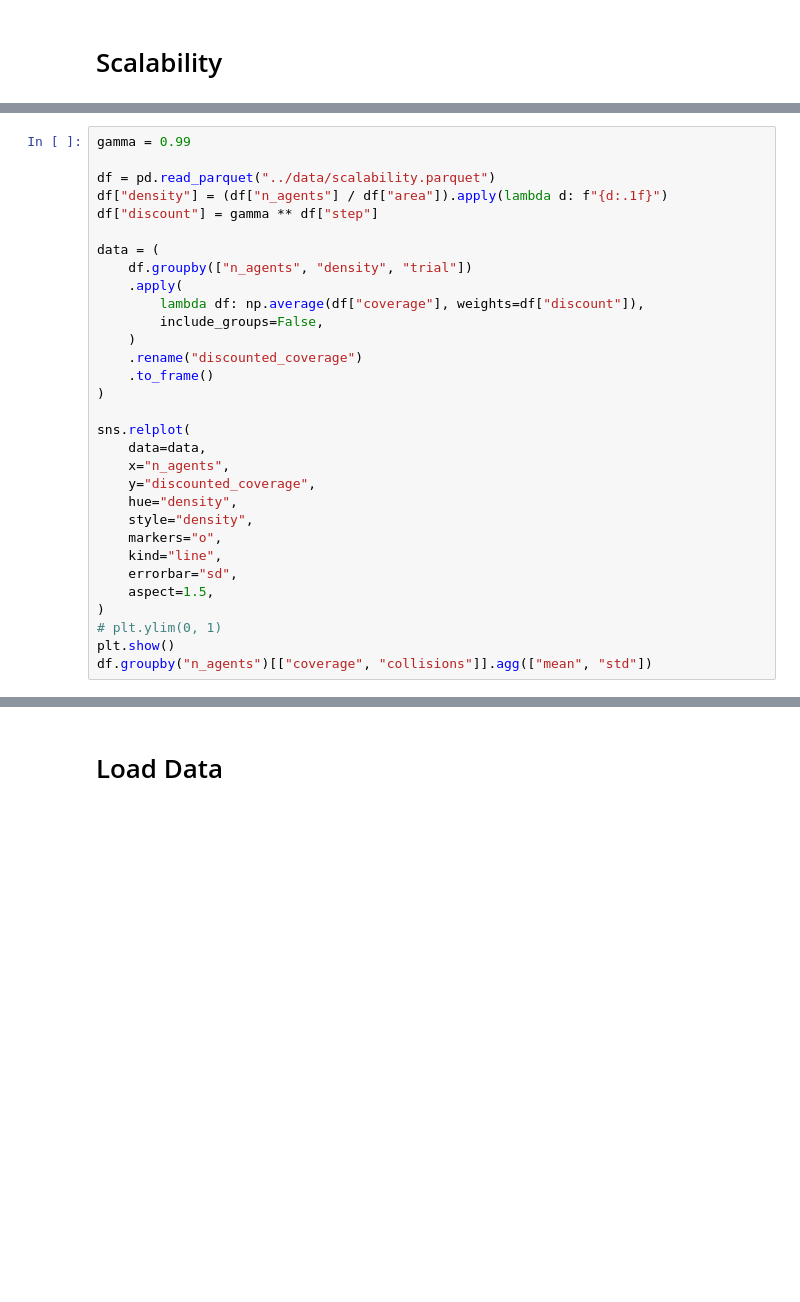
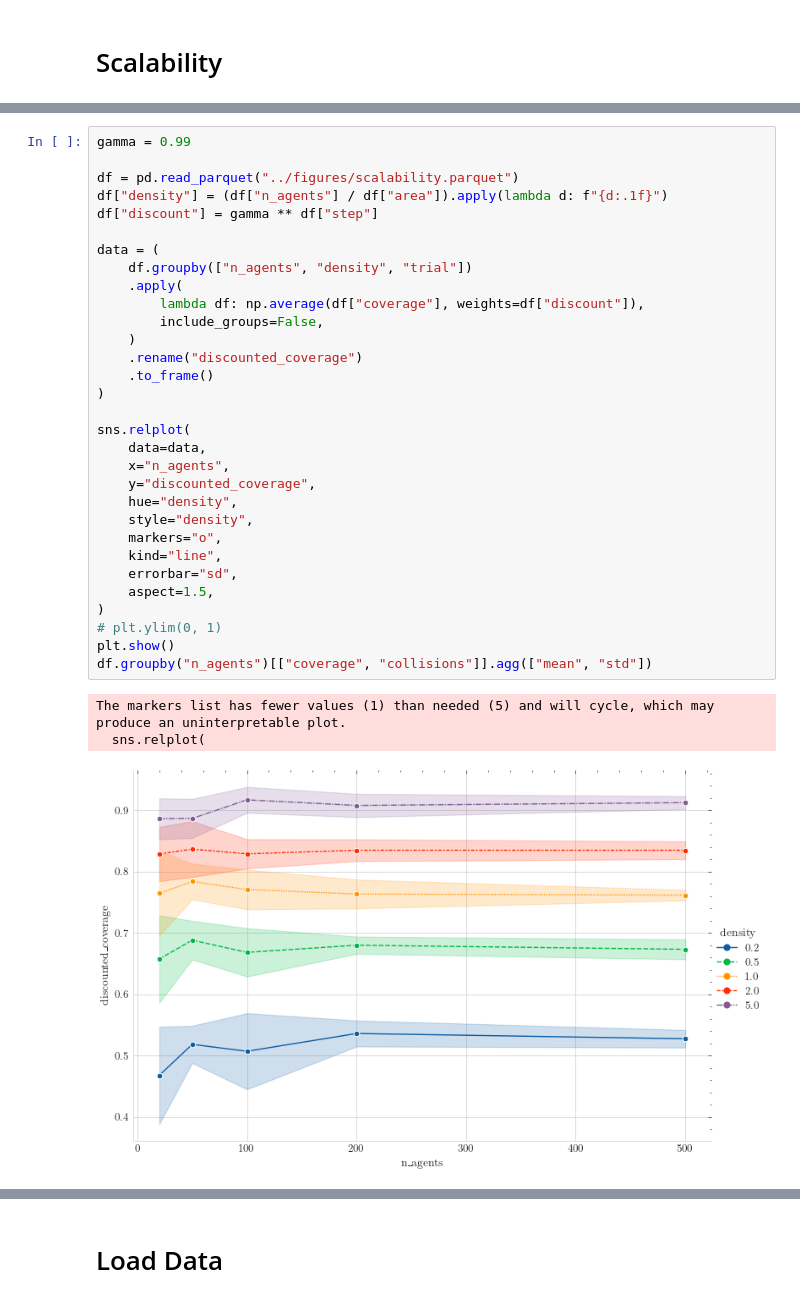
Before and after one commit to Damowerko/motion-planning, a Jupyter notebook: notebooks/transfer.ipynb, the cells around one changed output, grey strips where cells are left out. Saved outputs shown, nothing was run; the diff lists cells and outputs as text; blank space fills up the shorter version.

```diff
--- a/notebooks/transfer.ipynb
+++ b/notebooks/transfer.ipynb
@@ -100,31 +114,35 @@ df.groupby("n_agents")[["coverage", "collisions"]].agg(["mean", "std"])
 # %%
 gamma = 0.99
 
-df = pd.read_parquet("../data/scalability.parquet")
+df = pd.read_parquet("../figures/scalability.parquet")
 df["density"] = (df["n_agents"] / df["area"]).apply(lambda d: f"{d:.1f}")
 df["discount"] = gamma ** df["step"]
 
 data = (
     df.groupby(["n_agents", "density", "trial"])
     .apply(
         lambda df: np.average(df["coverage"], weights=df["discount"]),
         include_groups=False,
     )
     .rename("discounted_coverage")
     .to_frame()
 )
 
 sns.relplot(
     data=data,
     x="n_agents",
     y="discounted_coverage",
     hue="density",
     style="density",
     markers="o",
     kind="line",
     errorbar="sd",
     aspect=1.5,
 )
 # plt.ylim(0, 1)
 plt.show()
 df.groupby("n_agents")[["coverage", "collisions"]].agg(["mean", "std"])
+# %% [output]
+The markers list has fewer values (1) than needed (5) and will cycle, which may produce an uninterpretable plot.
+  sns.relplot(
+[figure, added]
```
Also changed, not shown: parts of 9 cells of this notebook, 2 other files.
